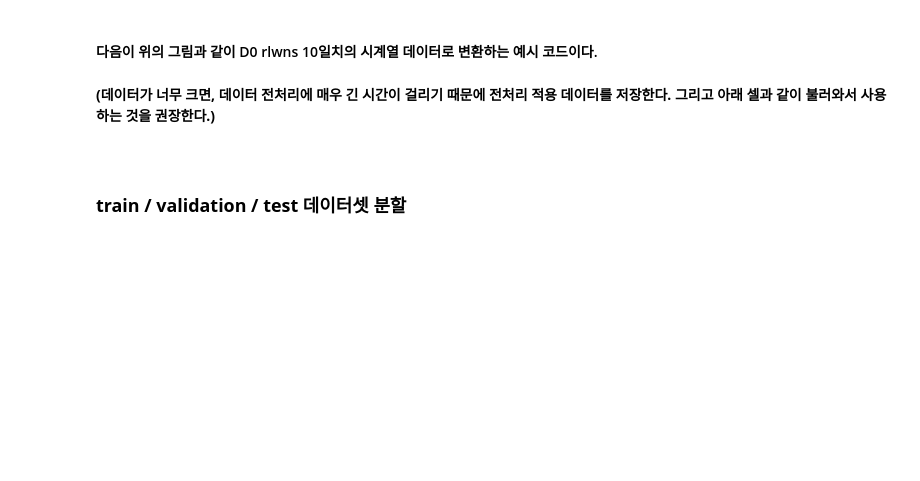
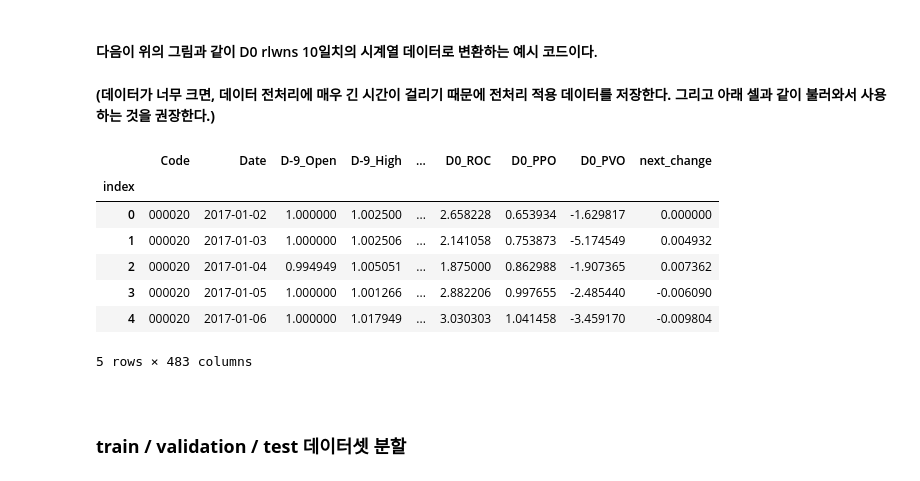
Before and after one commit to stockAI-py/stockait, a Jupyter notebook: tutorials/kor/00.demo_kor.ipynb, the cells around one changed output. Cells and saved outputs as stored; diff of their text form; code cells hidden in the pictures; blank space fills up the shorter version.

```diff
--- a/tutorials/kor/00.demo_kor.ipynb
+++ b/tutorials/kor/00.demo_kor.ipynb
@@ -148,11 +148,24 @@ df_time_series_scaled.to_parquet("time_series_0903_scaled.parquet", index=False)
 # %% [markdown]
 **(데이터가 너무 크면, 데이터 전처리에 매우 긴 시간이 걸리기 때문에 전처리 적용 데이터를 저장한다. 그리고 아래 셀과 같이 불러와서 사용하는 것을 권장한다.)**
 # %%
-df_time_series = pd.read_parquet("time_series_0903.parquet")
-df_time_series_scaled = pd.read_parquet("time_series_0903_scaled.parquet")
+df_time_series = pd.read_parquet("../time_series_0903.parquet")
+df_time_series_scaled = pd.read_parquet("../time_series_0903_scaled.parquet")
 
 df_time_series['Code'] = df_time_series['Code'].astype(str).str.zfill(6)
 df_time_series_scaled['Code'] = df_time_series_scaled['Code'].astype(str).str.zfill(6)
+# %%
+pd.set_option('display.max_columns', 8)
+
+df_time_series_scaled.head()
+# %% [output]
+|  | Code | Date | D-9_Open | D-9_High | ... | D0_ROC | D0_PPO | D0_PVO | next_change |
+| index |  |  |  |  |  |  |  |  |  |
+| 0 | 000020 | 2017-01-02 | 1.000000 | 1.002500 | ... | 2.658228 | 0.653934 | -1.629817 | 0.000000 |
+| 1 | 000020 | 2017-01-03 | 1.000000 | 1.002506 | ... | 2.141058 | 0.753873 | -5.174549 | 0.004932 |
+| 2 | 000020 | 2017-01-04 | 0.994949 | 1.005051 | ... | 1.875000 | 0.862988 | -1.907365 | 0.007362 |
+| 3 | 000020 | 2017-01-05 | 1.000000 | 1.001266 | ... | 2.882206 | 0.997655 | -2.485440 | -0.006090 |
+| 4 | 000020 | 2017-01-06 | 1.000000 | 1.017949 | ... | 3.030303 | 1.041458 | -3.459170 | -0.009804 |
+5 rows × 483 columns
 # %% [markdown]
 <br>
 
```
Also changed, not shown: parts of 1 cell of this notebook, 14 other files.
